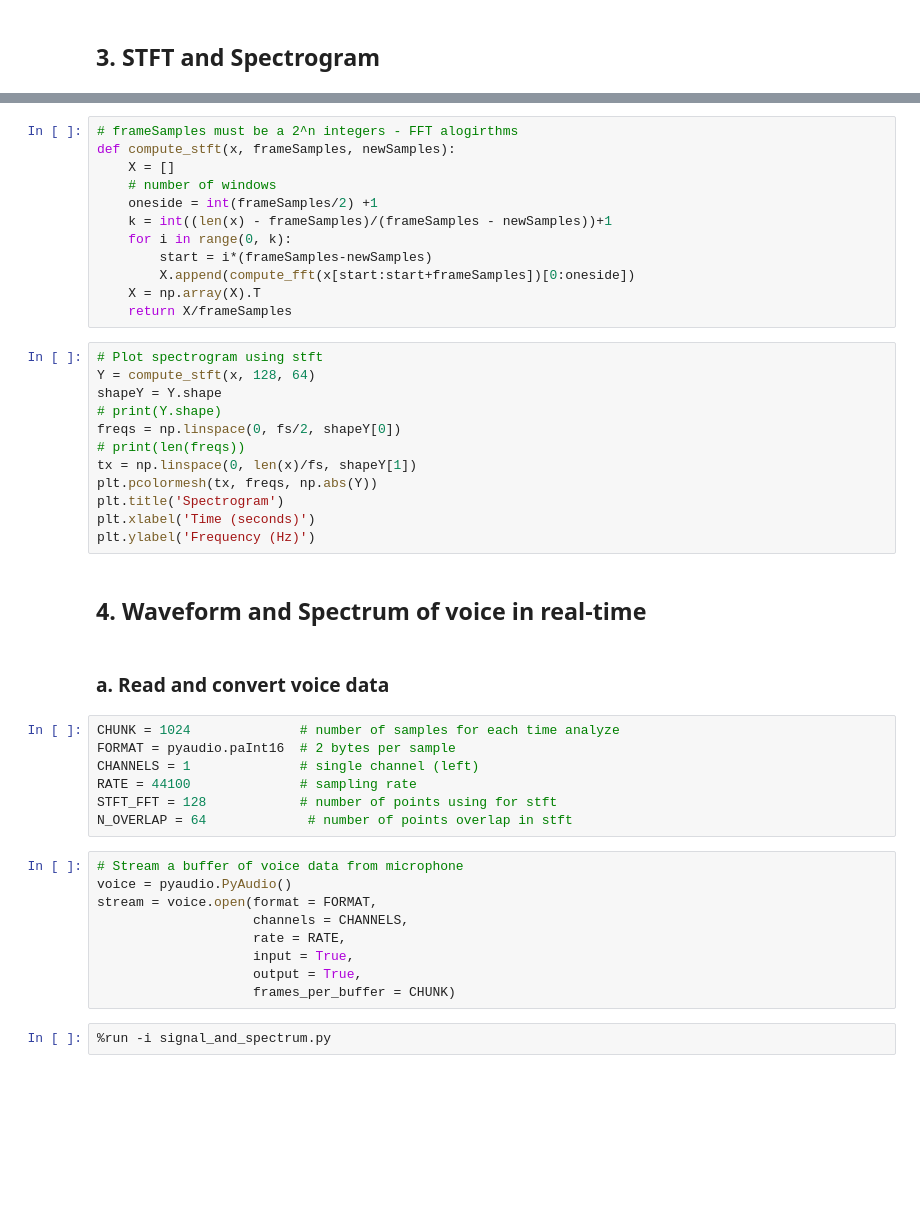
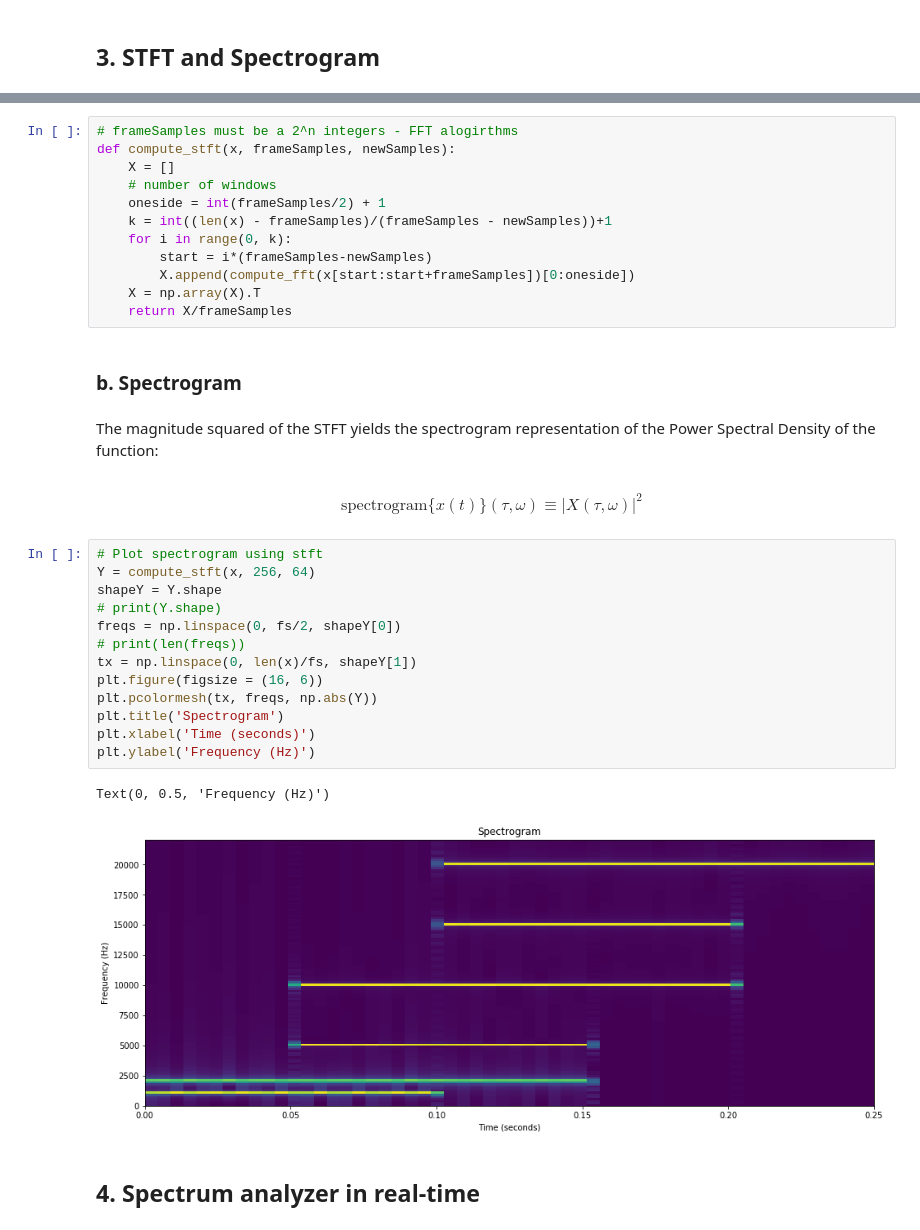
Before and after one commit to Sunfl4wer/Signal-and-Spectrum, a Jupyter notebook: Python/Final.ipynb, the cells around one changed output, grey strips where cells are left out. Saved outputs shown, nothing was run; the diff lists cells and outputs as text; blank space fills up the shorter version.

```diff
--- a/Python/Final.ipynb
+++ b/Python/Final.ipynb
@@ -81,44 +142,34 @@ plt.ylabel('Magnitude')
 def compute_stft(x, frameSamples, newSamples):
     X = []
     # number of windows
-    oneside = int(frameSamples/2) +1
+    oneside = int(frameSamples/2) + 1
     k = int((len(x) - frameSamples)/(frameSamples - newSamples))+1
     for i in range(0, k):
         start = i*(frameSamples-newSamples)
         X.append(compute_fft(x[start:start+frameSamples])[0:oneside])
     X = np.array(X).T
     return X/frameSamples
+# %% [markdown]
+### b. Spectrogram
+# %% [markdown]
+The magnitude squared of the STFT yields the spectrogram representation of the Power Spectral Density of the function:
+# %% [markdown]
+$$\text{spectrogram}\{x(t)\}(\tau, \omega) \equiv |X(\tau, \omega)|^2$$
 # %%
 # Plot spectrogram using stft
-Y = compute_stft(x, 128, 64)
+Y = compute_stft(x, 256, 64)
 shapeY = Y.shape
 # print(Y.shape)
 freqs = np.linspace(0, fs/2, shapeY[0])
 # print(len(freqs))
 tx = np.linspace(0, len(x)/fs, shapeY[1])
+plt.figure(figsize = (16, 6))
 plt.pcolormesh(tx, freqs, np.abs(Y))
 plt.title('Spectrogram')
 plt.xlabel('Time (seconds)')
 plt.ylabel('Frequency (Hz)')
+# %% [output]
+Text(0, 0.5, 'Frequency (Hz)')
+[figure, added]
 # %% [markdown]
-## 4. Waveform and Spectrum of voice in real-time
+## 4. Spectrum analyzer in real-time
-# %% [markdown]
-### a. Read and convert voice data
-# %%
-CHUNK = 1024              # number of samples for each time analyze
-FORMAT = pyaudio.paInt16  # 2 bytes per sample
-CHANNELS = 1              # single channel (left)
-RATE = 44100              # sampling rate
-STFT_FFT = 128            # number of points using for stft
-N_OVERLAP = 64             # number of points overlap in stft
-# %%
-# Stream a buffer of voice data from microphone
-voice = pyaudio.PyAudio()
-stream = voice.open(format = FORMAT,
-                    channels = CHANNELS,
-                    rate = RATE,
-                    input = True,
-                    output = True,
-                    frames_per_buffer = CHUNK)
-# %%
-%run -i signal_and_spectrum.py
```
Also changed, not shown: parts of 29 cells of this notebook, 4 other files.
